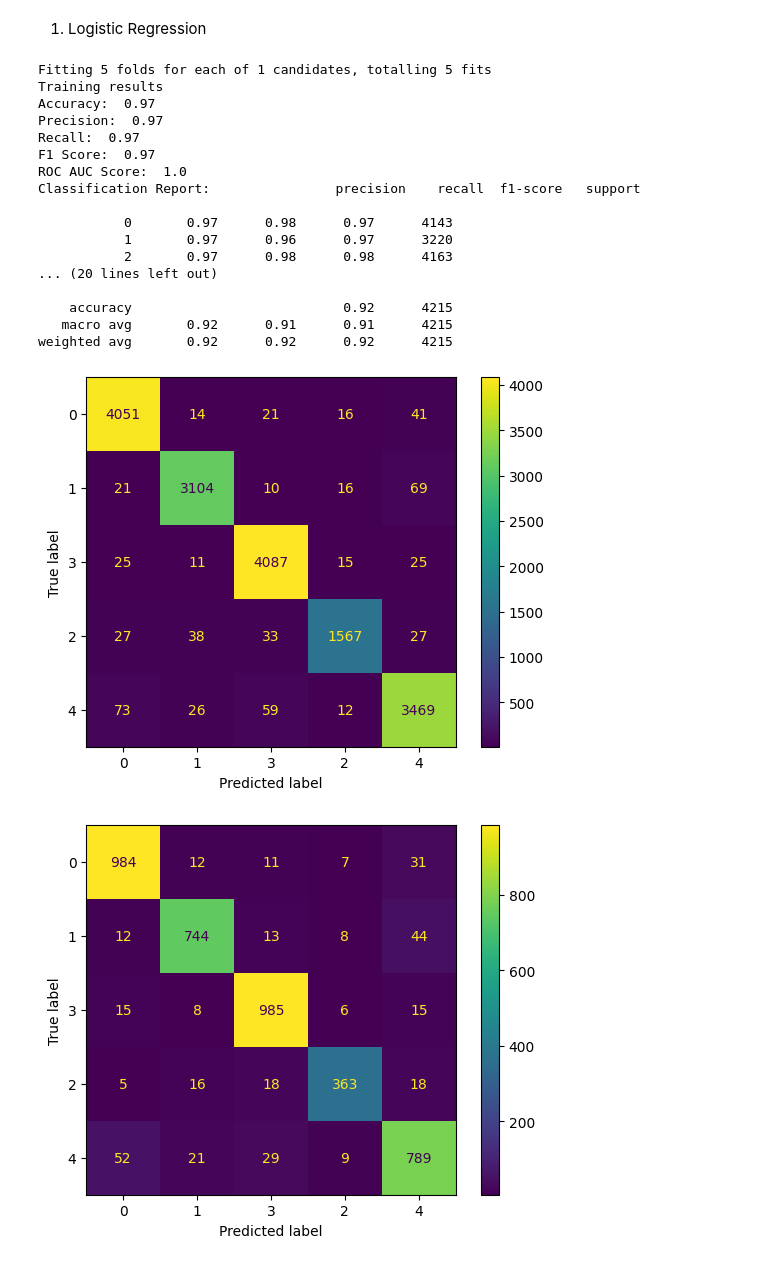
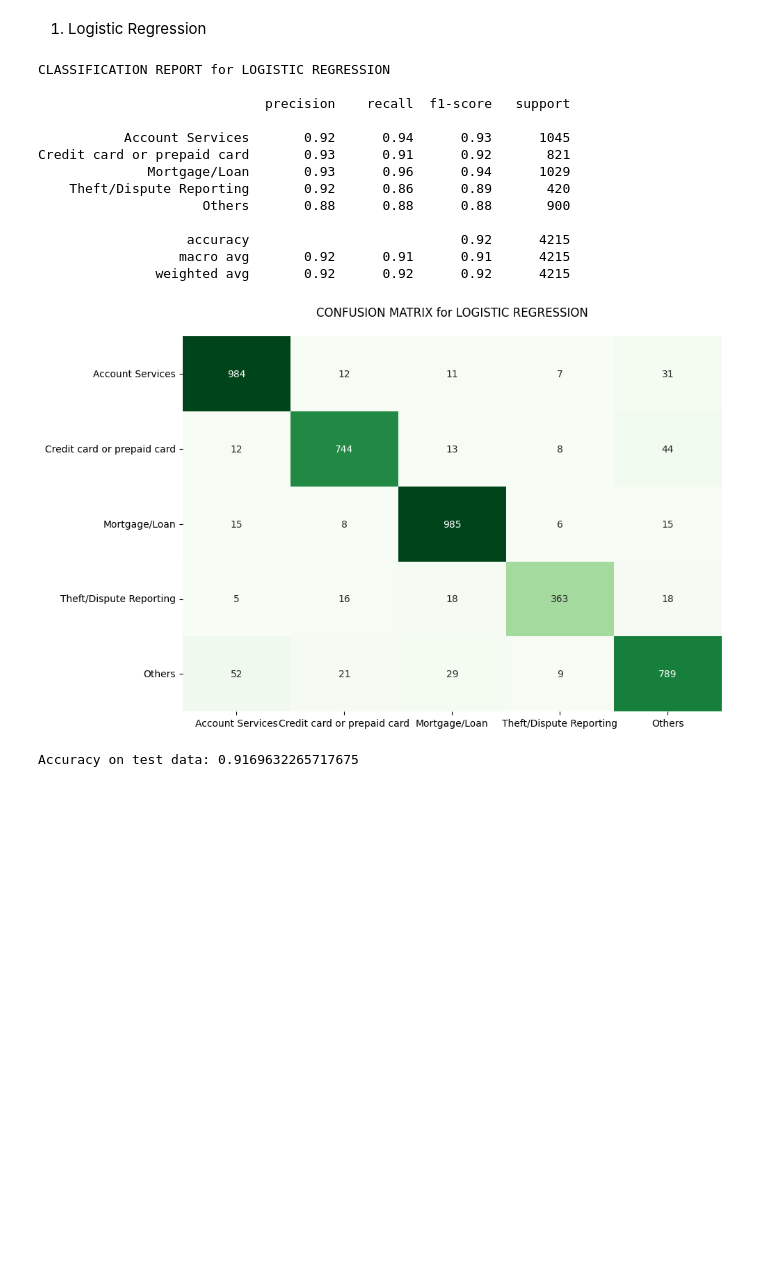
Before and after one commit to Aswani-ReddyKV/Automatic_Ticket_Classification, a Jupyter notebook: Automatic_Ticket_Classification_Assignment.ipynb, the cells around one changed output. Drawn from its saved outputs; the diff is of its cells as text; code cells hidden in the pictures; blank space fills up the shorter version.

```diff
--- a/Automatic_Ticket_Classification_Assignment.ipynb
+++ b/Automatic_Ticket_Classification_Assignment.ipynb
@@ -592,2 +595,21 @@ train_X, test_X, train_y, test_y = train_test_split(X_train_tfidf, training_data
+# %%
+# Create a function to evaluate models
+def model_eval(y_test, y_pred, model_name):
+
+    # print classification report of classifier
+    print(f"CLASSIFICATION REPORT for {model_name}\n")
+    print(classification_report(y_test, y_pred, target_names=["Account Services", "Credit card or prepaid card", "Mortgage/Loan", "Theft/Dispute Reporting","Others"]))
+
+    # plot confusion matrix of the classifier
+    plt.figure(figsize=(10,7))
+    plt.title(f"CONFUSION MATRIX for {model_name}\n")
+    matrix = confusion_matrix(y_test, y_pred)
+    sns.heatmap(matrix, annot=True, cbar=None, cmap="Greens", fmt='d', xticklabels=["Account Services", "Credit card or prepaid card", "Mortgage/Loan", "Theft/Dispute Reporting","Others"],
+                yticklabels=["Account Services", "Credit card or prepaid card", "Mortgage/Loan", "Theft/Dispute Reporting","Others"])
+    plt.show()
+
+    accuracy=accuracy_score(y_test,y_pred)
+    print(f"Accuracy on test data: {accuracy}")
+    return
 # %% [markdown]
 1. Logistic Regression
@@ -613,32 +616,27 @@ def run_model(model,param_grid):
-# %%
-#running and evaluating the Logistic Regression model
-params = {
-    'C': [0.001, 0.01, 0.1, 1, 10, 100],
-    'penalty': ['l1', 'l2', 'elasticnet', 'none'],
-    'solver': ['newton-cg', 'lbfgs', 'liblinear', 'sag', 'saga'],
-    'max_iter': [100, 200, 300, 500, 1000],
-    'class_weight': [None, 'balanced']
-}
-model=run_model(LogisticRegression(),params)
-eval_model(train_y,model.predict(train_X),model.predict_proba(train_X),type='Training')
-eval_model(test_y,model.predict(test_X),model.predict_proba(test_X),type='Test')
-# %% [output]
-Fitting 5 folds for each of 1 candidates, totalling 5 fits
-Training results
-Accuracy:  0.97
-Precision:  0.97
-Recall:  0.97
-F1 Score:  0.97
-ROC AUC Score:  1.0
-Classification Report:                precision    recall  f1-score   support
-
-           0       0.97      0.98      0.97      4143
-           1       0.97      0.96      0.97      3220
-           2       0.97      0.98      0.98      4163
-... (20 lines left out)
-
-    accuracy                           0.92      4215
-   macro avg       0.92      0.91      0.91      4215
-weighted avg       0.92      0.92      0.92      4215
-[figure, removed]
-[figure, removed]
+# %%
+# Run the Logistic Regression model with default parameters
+model_name = 'LOGISTIC REGRESSION'
+lr = LogisticRegression()
+lr.fit(train_X, train_y)
+
+# Making Prediction with test data
+y_pred_lr = lr.predict(test_X)
+
+# Evaluate the Logistic Regression classifier
+model_eval(test_y, y_pred_lr, model_name)
+# %% [output]
+CLASSIFICATION REPORT for LOGISTIC REGRESSION
+
+                             precision    recall  f1-score   support
+
+           Account Services       0.92      0.94      0.93      1045
+Credit card or prepaid card       0.93      0.91      0.92       821
+              Mortgage/Loan       0.93      0.96      0.94      1029
+    Theft/Dispute Reporting       0.92      0.86      0.89       420
+                     Others       0.88      0.88      0.88       900
+
+                   accuracy                           0.92      4215
+                  macro avg       0.92      0.91      0.91      4215
+               weighted avg       0.92      0.92      0.92      4215
+[figure, added]
+Accuracy on test data: 0.9169632265717675
```
Also changed, not shown: parts of 11 cells of this notebook.
